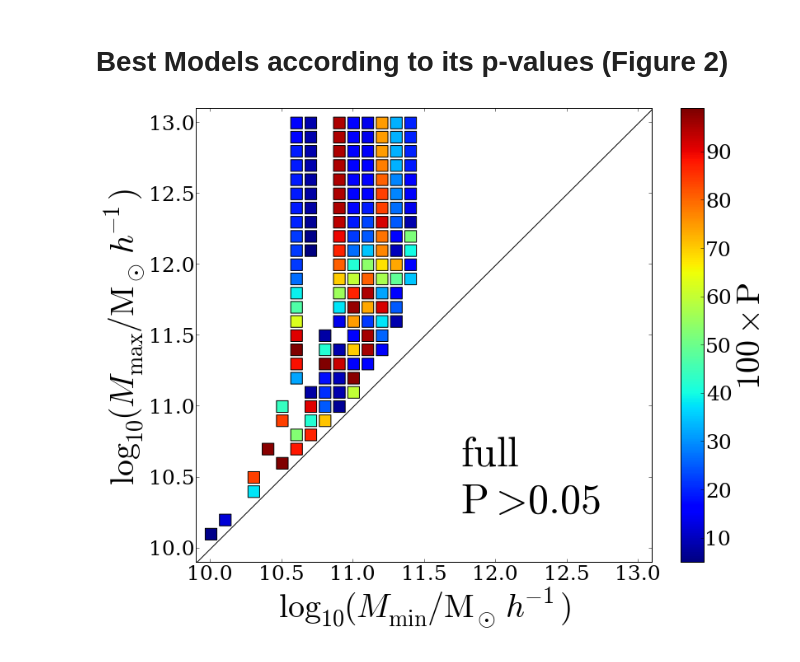
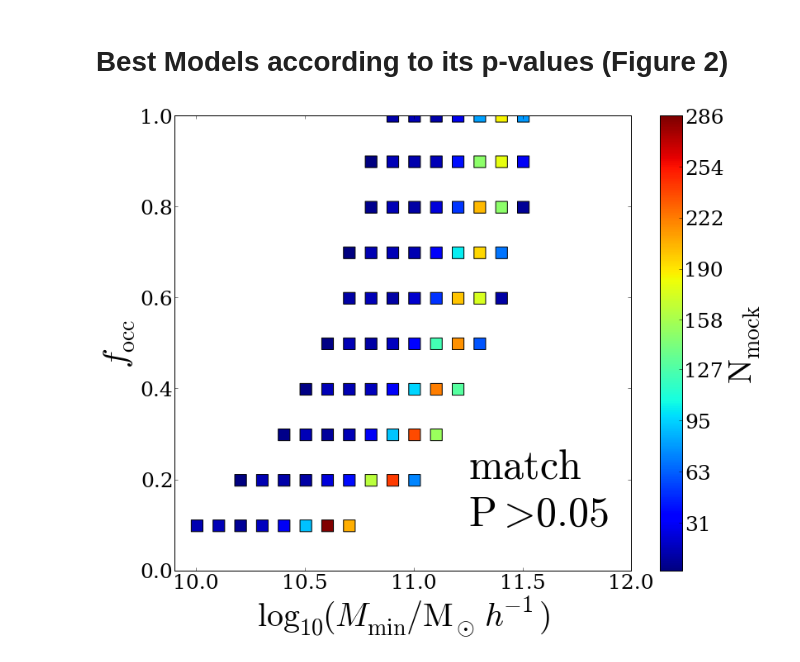
Before and after one commit to forero/CosmicVarianceLAES, a Jupyter notebook: code/paper.ipynb, the cells around one changed output. Drawn from its saved outputs; the diff is of its cells as text; code cells hidden in the pictures.

```diff
--- a/code/paper.ipynb
+++ b/code/paper.ipynb
@@ -165,14 +252,19 @@ def make_figure2(halo_finder, p_threshold=0.05, survey_name='match'):
 # %%
 Figure1 = False
-Figure2 = True
+Figure2 = False
+Figure3 = True
 
 if Figure1:
     make_figure1()
 
 if Figure2:
     make_figure2('FOF', p_threshold=0.05, survey_name='match')
     make_figure2('FOF', p_threshold=0.99, survey_name='match')
     make_figure2('FOF', p_threshold=0.05, survey_name='random')
     make_figure2('FOF', p_threshold=0.05, survey_name='full')
+
+if Figure3:
+    make_figure3('FOF', p_threshold=0.05, survey_name='random')
+    make_figure3('FOF', p_threshold=0.05, survey_name='match')
 # %% [output]
-[figure, old version]
+[figure, new version]
```
Also changed, not shown: parts of 1 cell of this notebook.
